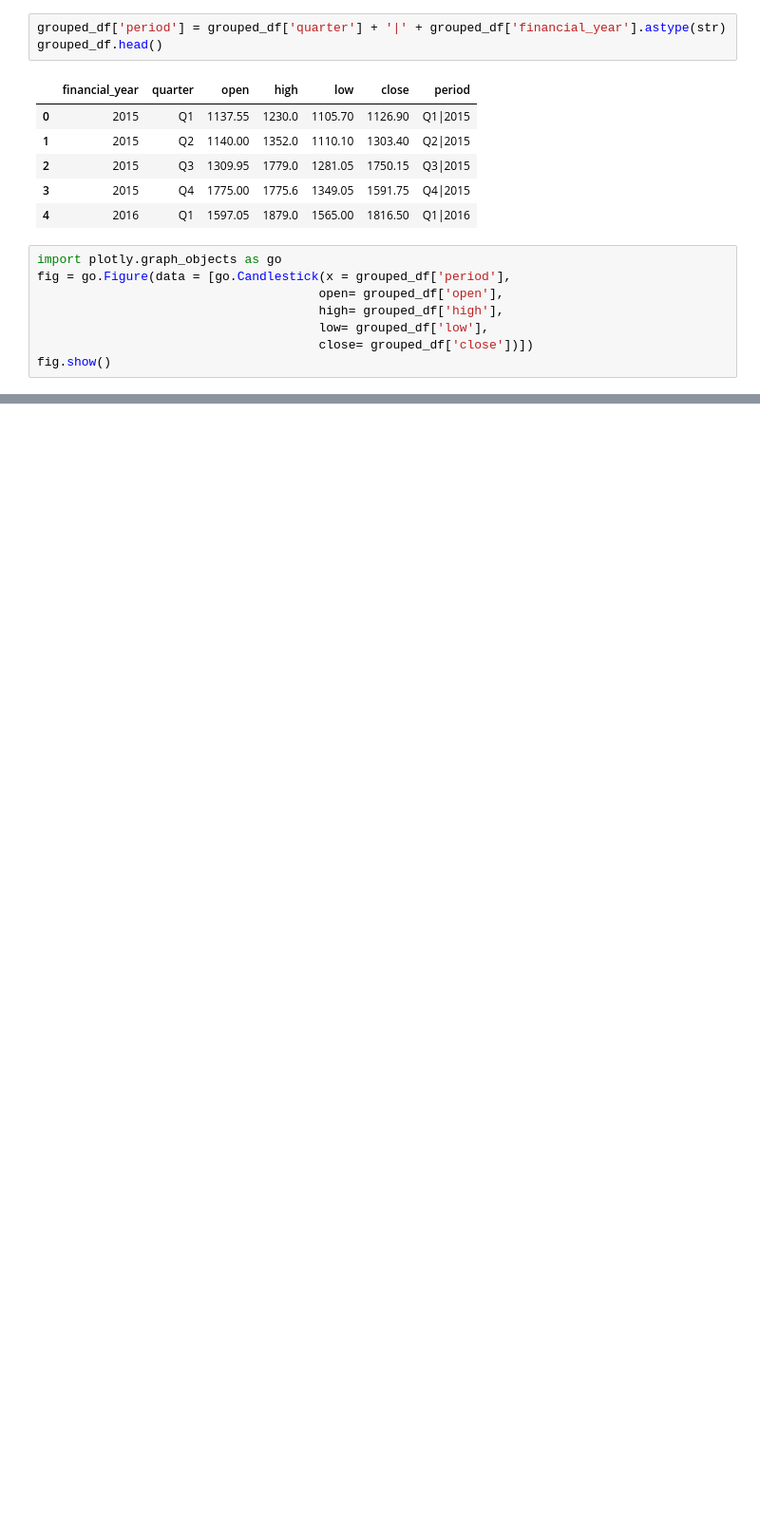
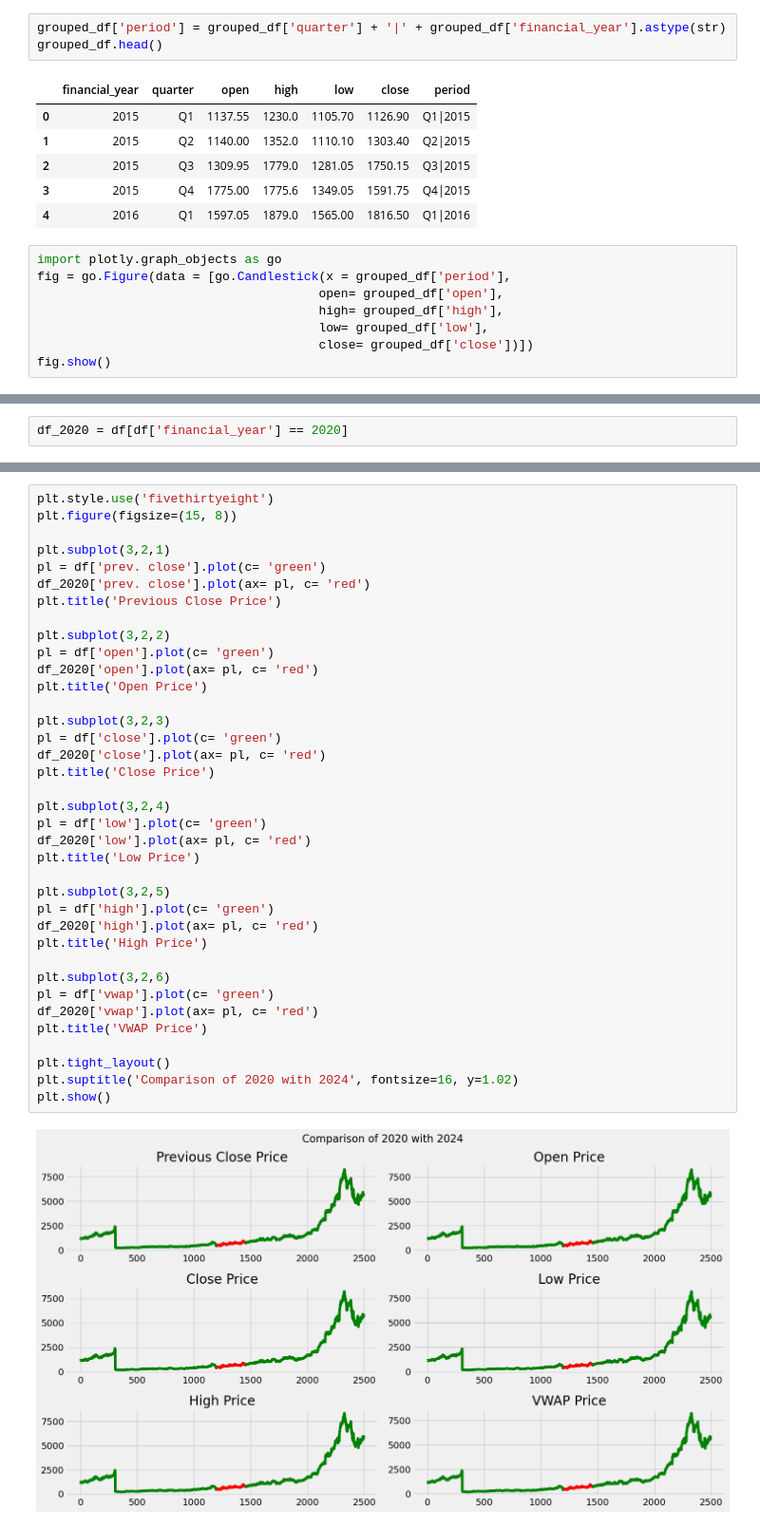
Before and after one commit to shrikant-DS/Predicting_stock_market_equity, a Jupyter notebook: predicting_price.ipynb, the cells around one changed output, grey strips where cells are left out. Shown at 95% size. Cells and saved outputs as stored; diff of their text form; blank space fills up the shorter version.

```diff
--- a/predicting_price.ipynb
+++ b/predicting_price.ipynb
@@ -398,0 +418,2 @@ fig.show()
+# %%
+df_2020 = df[df['financial_year'] == 2020]
@@ -398,0 +425,39 @@ fig.show()
+# %%
+plt.style.use('fivethirtyeight')
+plt.figure(figsize=(15, 8))
+
+plt.subplot(3,2,1)
+pl = df['prev. close'].plot(c= 'green')
+df_2020['prev. close'].plot(ax= pl, c= 'red')
+plt.title('Previous Close Price')
+
+plt.subplot(3,2,2)
+pl = df['open'].plot(c= 'green')
+df_2020['open'].plot(ax= pl, c= 'red')
+plt.title('Open Price')
+
+plt.subplot(3,2,3)
+pl = df['close'].plot(c= 'green')
+df_2020['close'].plot(ax= pl, c= 'red')
+plt.title('Close Price')
+
+plt.subplot(3,2,4)
+pl = df['low'].plot(c= 'green')
+df_2020['low'].plot(ax= pl, c= 'red')
+plt.title('Low Price')
+
+plt.subplot(3,2,5)
+pl = df['high'].plot(c= 'green')
+df_2020['high'].plot(ax= pl, c= 'red')
+plt.title('High Price')
+
+plt.subplot(3,2,6)
+pl = df['vwap'].plot(c= 'green')
+df_2020['vwap'].plot(ax= pl, c= 'red')
+plt.title('VWAP Price')
+
+plt.tight_layout()
+plt.suptitle('Comparison of 2020 with 2024', fontsize=16, y=1.02)
+plt.show()
+# %% [output]
+[figure, added]
```
Also changed, not shown: parts of 12 cells of this notebook.
